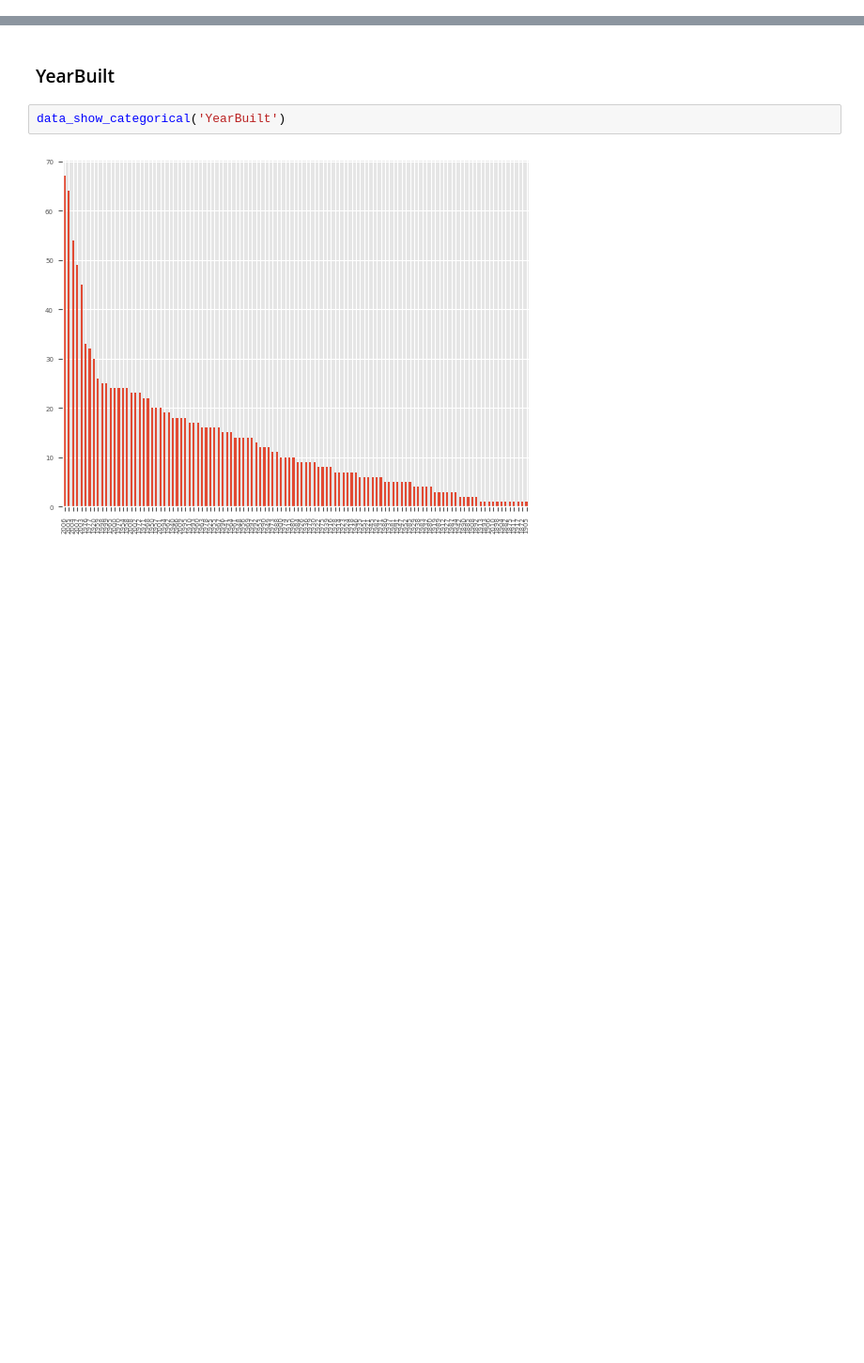
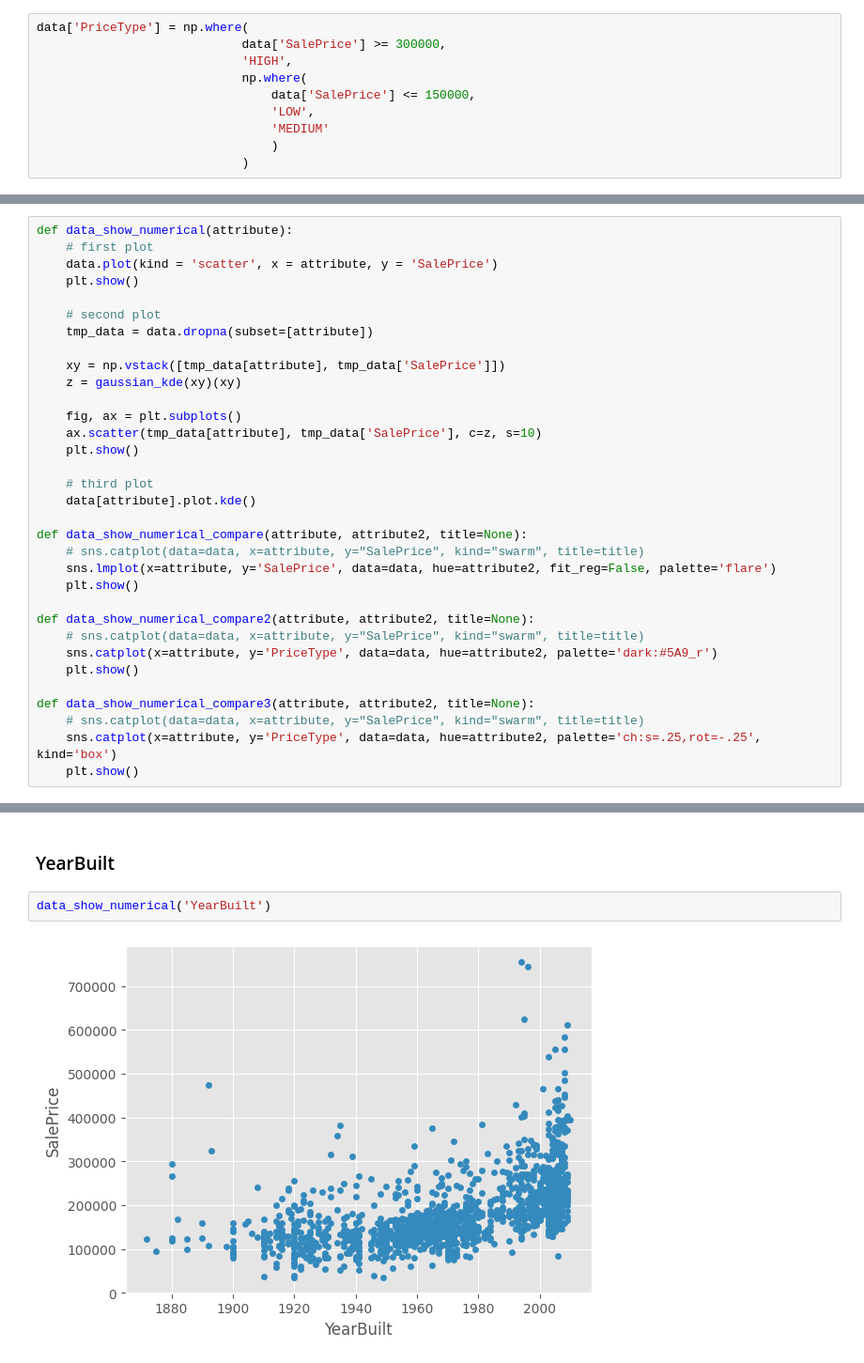
Before and after one commit to yichen-huang/House-Prices-Advanced-Regression-Techniques, a Jupyter notebook: data_understanding_yh.ipynb, the cells around one changed output, grey strips where cells are left out. Shown at 94% size. Saved outputs shown, nothing was run; the diff lists cells and outputs as text; blank space fills up the shorter version.

```diff
--- a/data_understanding_yh.ipynb
+++ b/data_understanding_yh.ipynb
@@ -188,0 +207,10 @@ dtype: object
+# %%
+data['PriceType'] = np.where(
+                            data['SalePrice'] >= 300000,
+                            'HIGH',
+                            np.where(
+                                data['SalePrice'] <= 150000,
+                                'LOW',
+                                'MEDIUM'
+                                )
+                            )
@@ -302,0 +381,33 @@ data_show_categorical('OverallQual')
+# %%
+def data_show_numerical(attribute):
+    # first plot
+    data.plot(kind = 'scatter', x = attribute, y = 'SalePrice')
+    plt.show()
+
+    # second plot
+    tmp_data = data.dropna(subset=[attribute])
+
+    xy = np.vstack([tmp_data[attribute], tmp_data['SalePrice']])
+    z = gaussian_kde(xy)(xy)
+
+    fig, ax = plt.subplots()
+    ax.scatter(tmp_data[attribute], tmp_data['SalePrice'], c=z, s=10)
+    plt.show()
+
+    # third plot
+    data[attribute].plot.kde()
+
+def data_show_numerical_compare(attribute, attribute2, title=None):
+    # sns.catplot(data=data, x=attribute, y="SalePrice", kind="swarm", title=title)
+    sns.lmplot(x=attribute, y='SalePrice', data=data, hue=attribute2, fit_reg=False, palette='flare')
+    plt.show()
+
+def data_show_numerical_compare2(attribute, attribute2, title=None):
+    # sns.catplot(data=data, x=attribute, y="SalePrice", kind="swarm", title=title)
+    sns.catplot(x=attribute, y='PriceType', data=data, hue=attribute2, palette='dark:#5A9_r')
+    plt.show()
+
+def data_show_numerical_compare3(attribute, attribute2, title=None):
+    # sns.catplot(data=data, x=attribute, y="SalePrice", kind="swarm", title=title)
+    sns.catplot(x=attribute, y='PriceType', data=data, hue=attribute2, palette='ch:s=.25,rot=-.25', kind='box')
+    plt.show()
@@ -310,6 +442,6 @@ data_show_categorical('OverallCond')
 # %% [markdown]
 ### YearBuilt
 # %%
-data_show_categorical('YearBuilt')
+data_show_numerical('YearBuilt')
 # %% [output]
-[figure, old version]
+[figure, new version]
```
Also changed, not shown: parts of 74 cells of this notebook.
